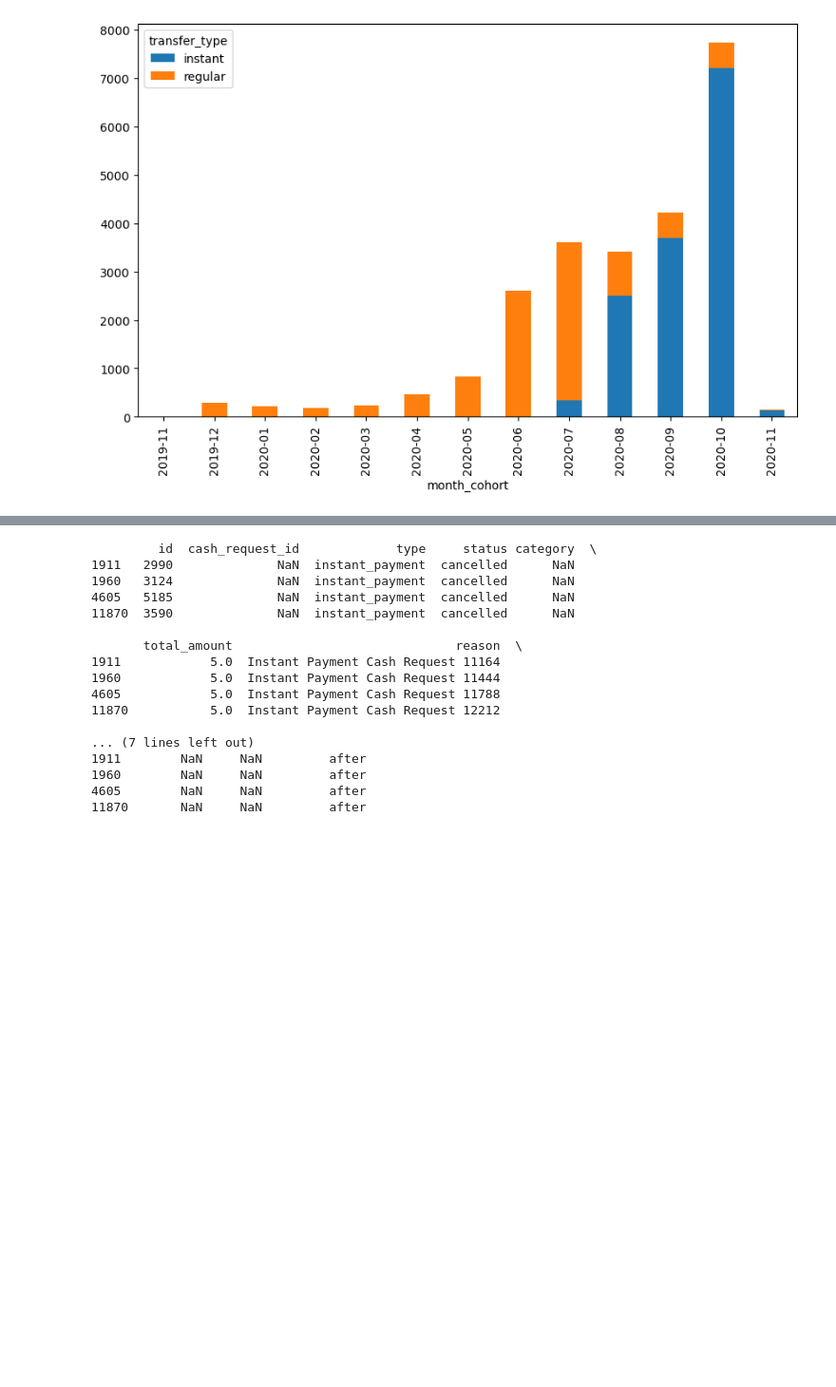
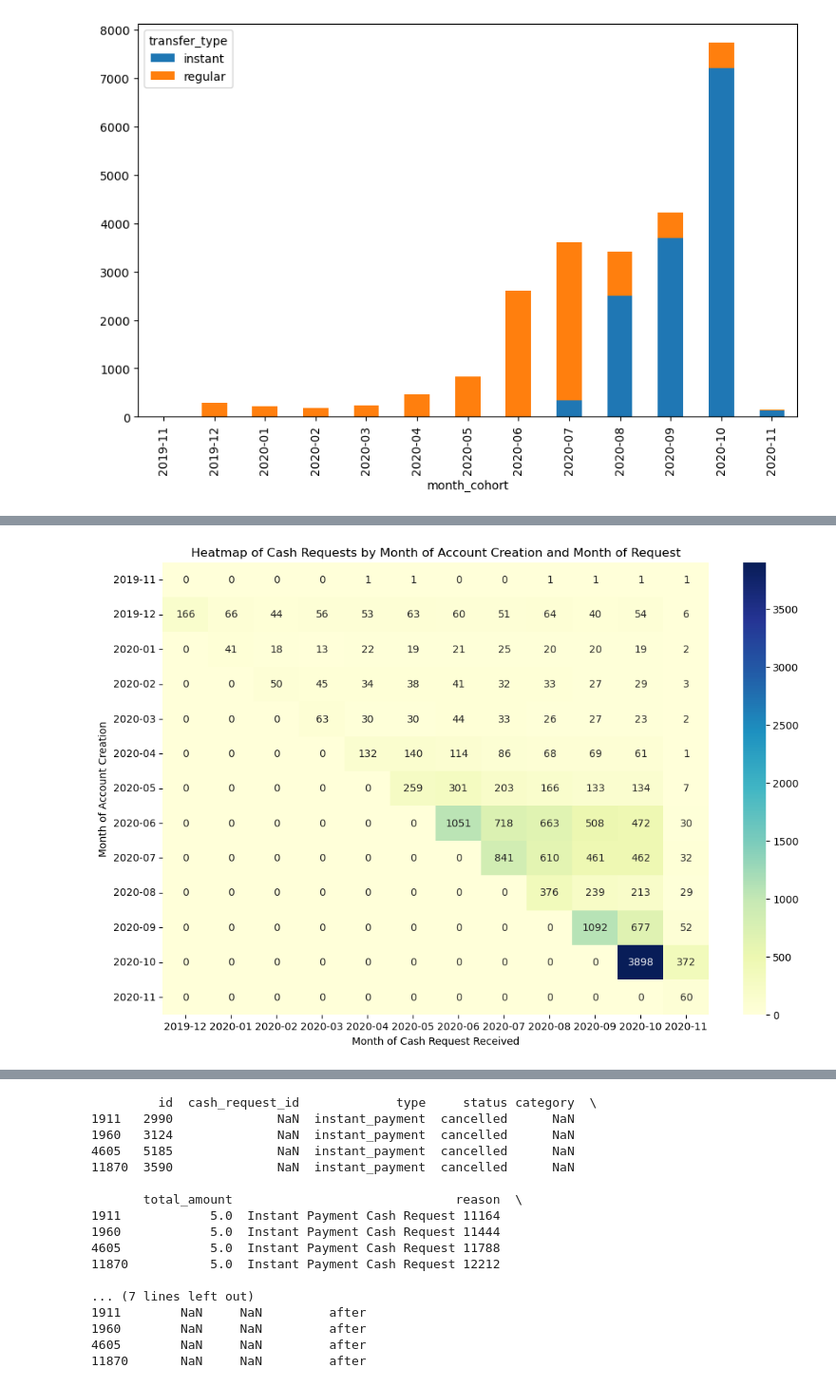
Before and after one commit to ooolychee/project-1-ironhack-payments-es, a Jupyter notebook: project1_eda.ipynb, the cells around one changed output, grey strips where cells are left out. Shown at 95% size. Saved outputs shown, nothing was run; the diff lists cells and outputs as text; code cells hidden in the pictures; blank space fills up the shorter version.

Commit message:
added heatmap

```diff
--- a/project1_eda.ipynb
+++ b/project1_eda.ipynb
@@ -160,3 +160,6 @@ request_df_2.groupby("month_cohort").count()
 | 2020-09 | 4221 | 4221 | 4221 | 4221 | 4221 | 4221 | 3356 | 419 | ... |
 | 2020-10 | 7725 | 7725 | 7725 | 7725 | 7725 | 7725 | 1199 | 213 | ... |
 | 2020-11 | 140 | 140 | 140 | 140 | 140 | 140 | 14 | 3 | ... |
+# %%
+request_df_2["cohort_de_verdad"] = request_df_2.groupby("user_id")["created_at"].transform("min").dt.to_period("M")
+request_df_2
@@ -311,5 +328,8 @@ transfer_counts.plot(kind='bar', stacked=True, figsize=(10, 6))
 <AxesSubplot:xlabel='month_cohort'>
 [figure]
 # %%
-request_df_2.groupby(["month_cohort", "cash_request_received_date"]).count()
+#request_df_2['cash_request_received_date'] = pd.to_datetime(request_df_2['cash_request_received_date'], errors="coerce")
+
+request_df_2['cash_request_received_date'] = request_df_2['cash_request_received_date'].dt.to_period("M")
+request_df_2
 # %% [output]
@@ -329,0 +359,18 @@ request_df_2.groupby(["month_cohort", "cash_request_received_date"]).count()
+# %%
+import pandas as pd
+import seaborn as sns
+import matplotlib.pyplot as plt
+
+
+# Group by month_cohort and cash_request_received_month and count the occurrences
+heatmap_data = request_df_2.groupby(['cohort_de_verdad', 'cash_request_received_date']).size().unstack(fill_value=0)
+
+# Plot heatmap
+plt.figure(figsize=(12, 8))
+sns.heatmap(heatmap_data, annot=True, fmt="d", cmap="YlGnBu")
+plt.title('Heatmap of Cash Requests by Month of Account Creation and Month of Request')
+plt.xlabel('Month of Cash Request Received')
+plt.ylabel('Month of Account Creation')
+plt.show()
+# %% [output]
+[figure, added]
```
Also changed, not shown: parts of 4 cells of this notebook.
